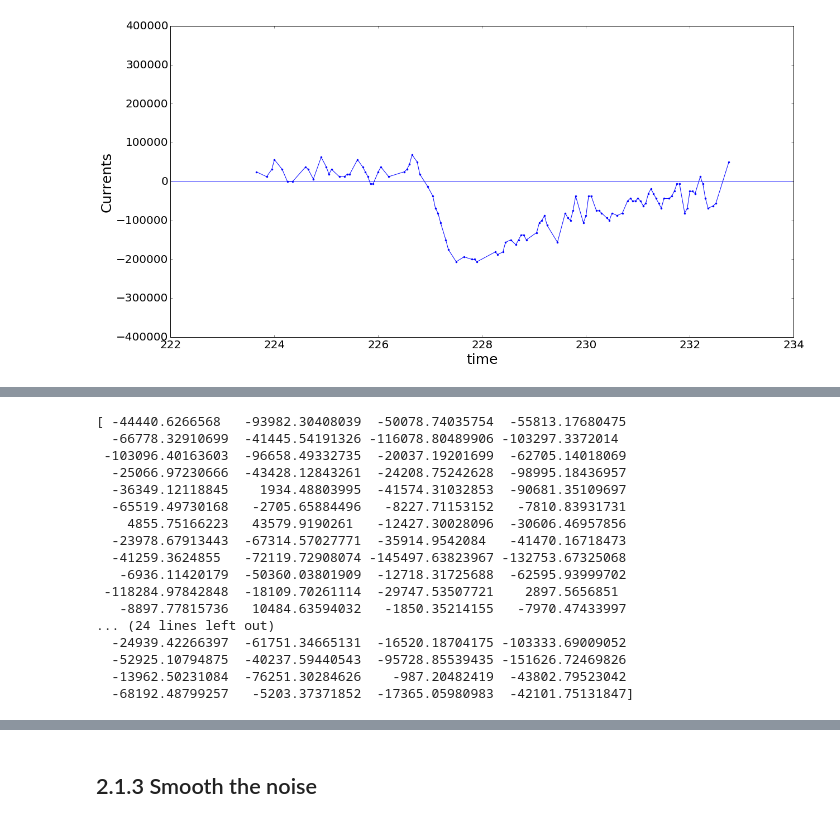
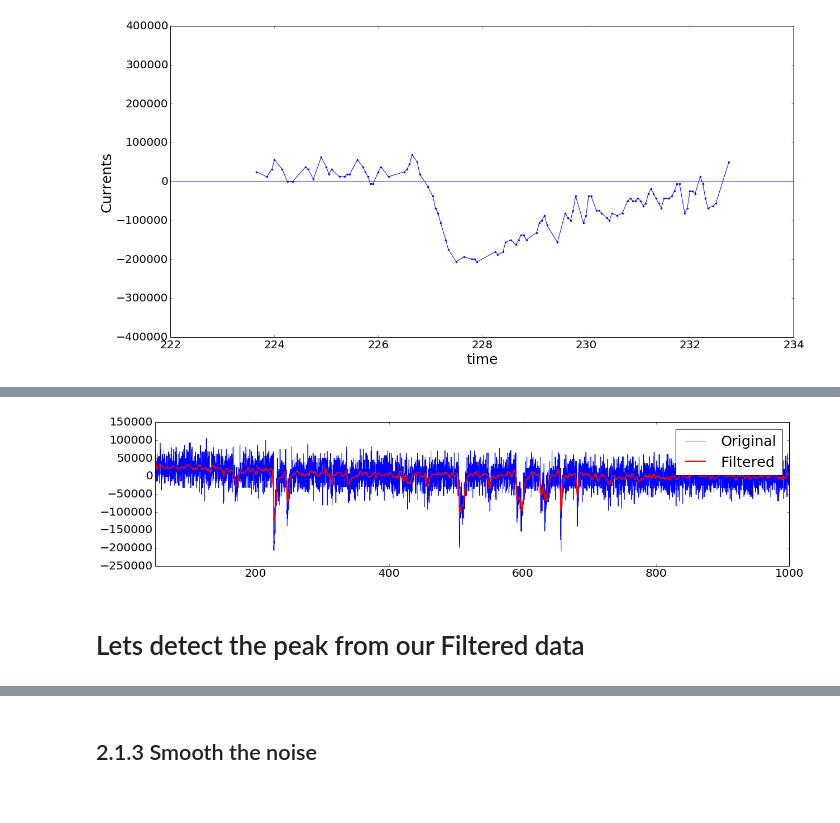
Before and after one commit to jamka1902/Python-Course, a Jupyter notebook: Data_analysis.ipynb, the cells around one changed output, grey strips where cells are left out. Cells and saved outputs as stored; diff of their text form; code cells hidden in the pictures.

```diff
--- a/Data_analysis.ipynb
+++ b/Data_analysis.ipynb
@@ -292,2 +326,15 @@ plt.show()
+# %%
+# Make plots
+fig = plt.figure()
+ax1 = fig.add_subplot(211)
+plt.plot(combinedData3[0],combinedData3[1], 'b-')
+plt.plot(combinedData3[0],tempf, 'r-',linewidth=2)
+plt.xlim(50,1000)
+plt.legend(['Original','Filtered'])
+plt.show()
+# %% [output]
+[figure, added]
+# %% [markdown]
+# Lets detect the peak from our Filtered data
 # %%
 from scipy import signal
@@ -296,21 +342,0 @@ peakind = signal.find_peaks_cwt(-1*combinedData3[1],width)
-# %%
-peakData = combinedData3[1,peakind]
-print peakData
-# %% [output]
-[ -44440.6266568   -93982.30408039  -50078.74035754  -55813.17680475
-  -66778.32910699  -41445.54191326 -116078.80489906 -103297.3372014
- -103096.40163603  -96658.49332735  -20037.19201699  -62705.14018069
-  -25066.97230666  -43428.12843261  -24208.75242628  -98995.18436957
-  -36349.12118845    1934.48803995  -41574.31032853  -90681.35109697
-  -65519.49730168   -2705.65884496   -8227.71153152   -7810.83931731
-    4855.75166223   43579.9190261   -12427.30028096  -30606.46957856
-  -23978.67913443  -67314.57027771  -35914.9542084   -41470.16718473
-  -41259.3624855   -72119.72908074 -145497.63823967 -132753.67325068
-   -6936.11420179  -50360.03801909  -12718.31725688  -62595.93999702
- -118284.97842848  -18109.70261114  -29747.53507721    2897.5656851
-   -8897.77815736   10484.63594032   -1850.35214155   -7970.47433997
-... (24 lines left out)
-  -24939.42266397  -61751.34665131  -16520.18704175 -103333.69009052
-  -52925.10794875  -40237.59440543  -95728.85539435 -151626.72469826
-  -13962.50231084  -76251.30284626    -987.20482419  -43802.79523042
-  -68192.48799257   -5203.37371852  -17365.05980983  -42101.75131847]
```
Also changed, not shown: parts of 16 cells of this notebook, 2 other files.
